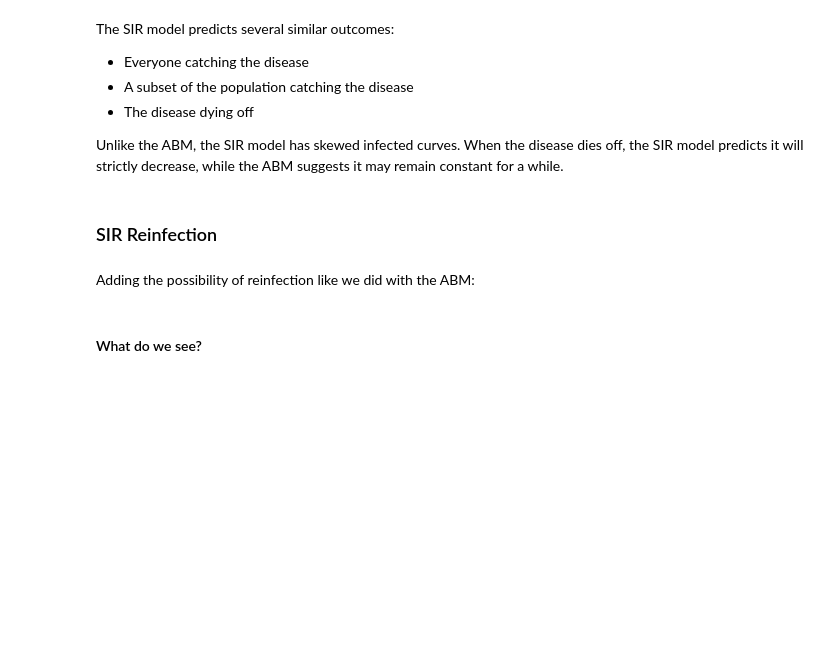
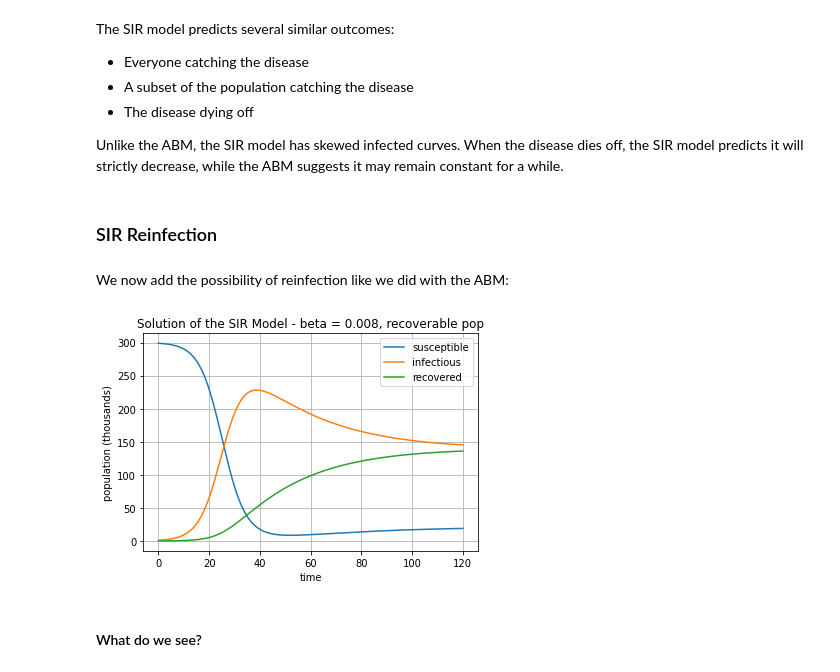
Before and after one commit to chettle3/ABM_Disease_Modeling, a Jupyter notebook: FinalProject.ipynb, the cells around one changed output. Cells and saved outputs as stored; diff of their text form; code cells hidden in the pictures; blank space fills up the shorter version.

```diff
--- a/FinalProject.ipynb
+++ b/FinalProject.ipynb
@@ -1164,36 +1151,38 @@ Unlike the ABM, the SIR model has skewed infected curves. When the disease dies
 # %% [markdown]
 ### SIR Reinfection <a class="anchor" id="n19"></a>
 # %% [markdown]
-Adding the possibility of reinfection like we did with the ABM:
+We now add the possibility of reinfection like we did with the ABM:
 # %%
 # SIR Model
 def SIR(time, current_state, beta, gamma, alpha):
     susceptible = current_state[0]
     infectious = current_state[1]
     recovered = current_state[2]
     susceptible_dot = -beta*susceptible*infectious + alpha*recovered
     infectious_dot = beta*susceptible*infectious - gamma*infectious
     recovered_dot = gamma*infectious - alpha*recovered
     return [susceptible_dot, infectious_dot, recovered_dot]
 #beta = 0.002
 beta = 0.0008
 gamma = 1/60 # Recovery time/how many people recover
 alpha = 1/60
 initial_conditions = [299,1,0]
 time = np.linspace(0,120,1000)
 result = solve_ivp(SIR, (0,120), initial_conditions, t_eval = time, args=(beta, gamma, alpha))
 susceptible = result.y[0,:]
 infectious = result.y[1,:]
 recovered = result.y[2,:]
 plt.plot(time, susceptible, label='susceptible')
 plt.plot(time, infectious, label='infectious')
 plt.plot(time, recovered, label='recovered')
 plt.grid()
 plt.legend()
 plt.xlabel('time')
 plt.ylabel('population (thousands)')
 plt.title('Solution of the SIR Model - beta = 0.008, recoverable pop')
-susceptible[-1]
+plt.show()
+# %% [output]
+[figure, added]
 # %% [markdown]
 #### What do we see? <a class="anchor" id="n20"></a>
 # %% [markdown]
```
Also changed, not shown: parts of 30 cells of this notebook.
